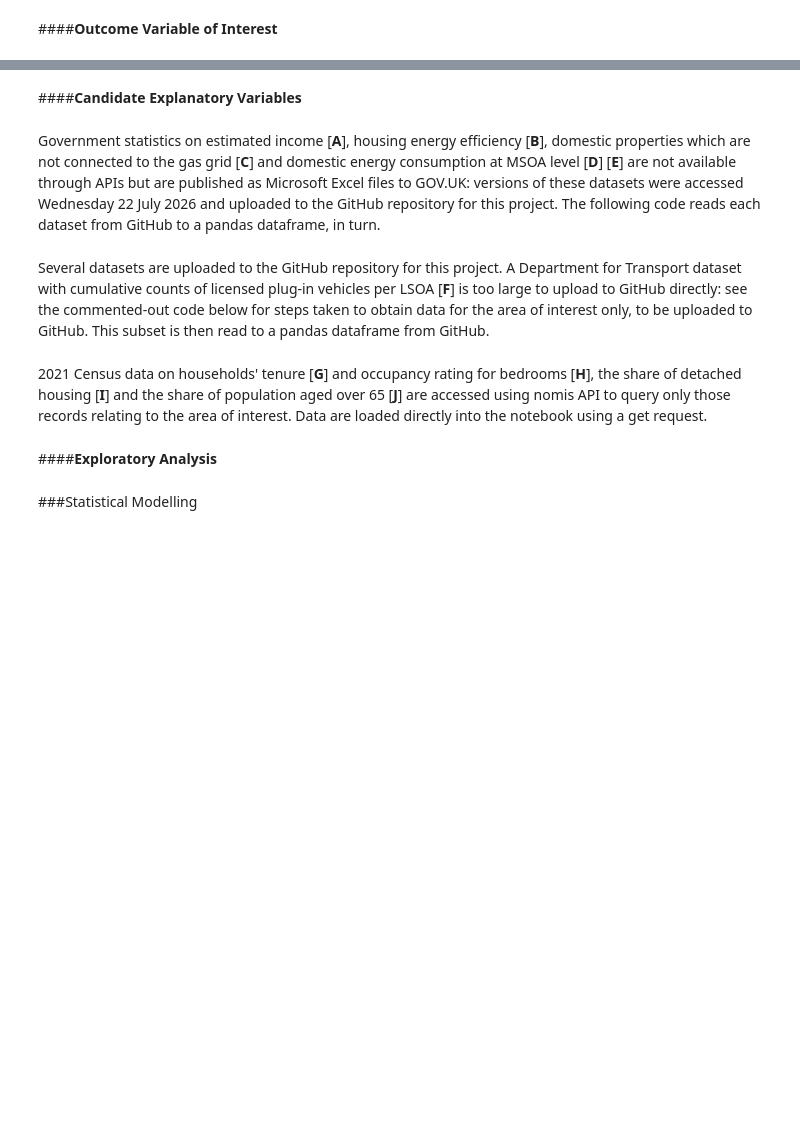
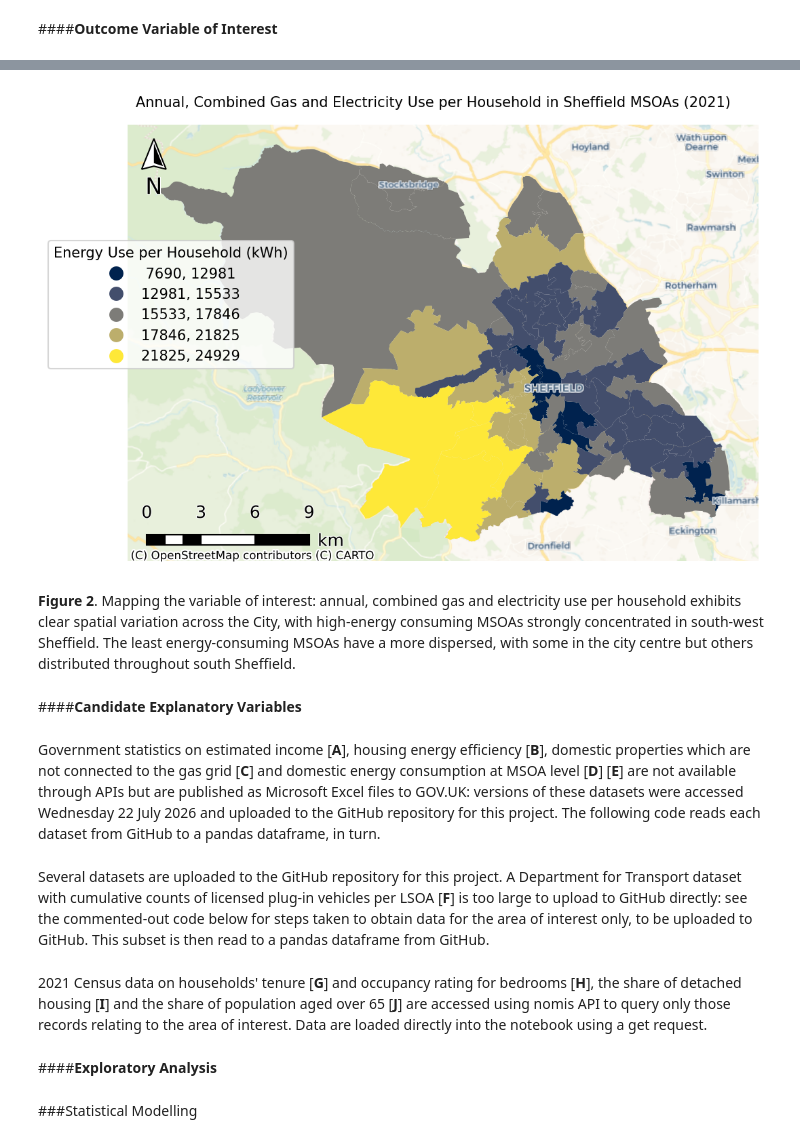
Before and after one commit to jwsn8667/GEOG5003M, a Jupyter notebook: GEOG5003_A2_201913950.ipynb, the cells around one changed output, grey strips where cells are left out. Saved outputs shown, nothing was run; the diff lists cells and outputs as text; code cells hidden in the pictures; blank space fills up the shorter version.

```diff
--- a/GEOG5003_A2_201913950.ipynb
+++ b/GEOG5003_A2_201913950.ipynb
@@ -50,0 +149,12 @@ A single UK local authority district is taken as the study area, the City of She
+# %%
+## Load counts of households per MSOA from nomis API, merge with the Sheffield energy consumption dataset on an inner join and calculate the variable of interest, 'Total Energy Consumption per Household (kWh)'.
+Sheff_HholdsCount = pd.read_csv('https://www.nomisweb.co.uk/api/v01/dataset/NM_2072_1.data.csv?date=latest&geography=637535754...637535818,637540760,637540800,637540801,637540824,637540825&c2021_tenure_9=0&measures=20100&select=geography_code,obs_value')
+
+Sheff_HholdsEnergy = Sheff_EnergyUse.merge(Sheff_HholdsCount, how='inner', left_on='MSOA code', right_on='GEOGRAPHY_CODE')
+
+Sheff_HholdsEnergy['EnergyConsumptionPerHousehold(kWh)'] = Sheff_HholdsEnergy['TotalEnergyConsumption(kWh)']/Sheff_HholdsEnergy['OBS_VALUE']
+
+Sheff_HholdsEnergy = Sheff_HholdsEnergy[['MSOA code','EnergyConsumptionPerHousehold(kWh)']]
+
+## Display the first five records in the dataframe
+Sheff_HholdsEnergy.head()
@@ -51,3 +181,41 @@ A single UK local authority district is taken as the study area, the City of She
+# %%
+## Join the energy consumption per household variable to the geopandas geodataframe containing MSOA boundaries on the MSOA code field.
+
+geo_HholdsEnergy = geo_msoa.merge(Sheff_HholdsEnergy, left_on='MSOA21CD', right_on='MSOA code')
+
+## Map the variable of interest as a choropleth
+# %%
+## Map
+geo_HholdsEnergy = geo_HholdsEnergy.to_crs(epsg=27700)
+
+##
+f,ax = plt.subplots(1, figsize=(8,6))
+
+## LSOA outlines are plotted as a base, as contextual information
+geo_HholdsEnergy.plot(ax=ax, column='EnergyConsumptionPerHousehold(kWh)',legend=True, legend_kwds={'fontsize':'10','fmt':'{:.0f}','title':'Energy Use per Household (kWh)'}, cmap='cividis',scheme='natural_breaks', linewidth=0.2)
+
+# a CARTO basemap is added as further context for the study area
+ctx.add_basemap(ax, crs=geo_HholdsEnergy.crs, source=ctx.providers.CartoDB.VoyagerNoLabels, zoom=11)
+ctx.add_basemap(ax, crs=geo_HholdsEnergy.crs, source=ctx.providers.CartoDB.VoyagerOnlyLabels, zoom=11)
+
+# remove axis
+ax.set_axis_off()
+ax.get_legend().set_bbox_to_anchor((.275, .75))
+
+# set figure title and resolution
+f.suptitle('Annual, Combined Gas and Electricity Use per Household in Sheffield MSOAs (2021)', y=0.9, fontsize=10)
+f.set_dpi(150)
+
+# suppress a warning from the scale bar function
+warnings.filterwarnings('ignore')
+
+# north arrow and scale bar
+north_arrow(ax, location="upper left", rotation={"crs":geo_HholdsEnergy.crs, "reference":"center"}, shadow=False, scale=0.3)
+scale_bar(ax, location="lower left", style="boxes", bar={"projection":geo_HholdsEnergy.crs,"unit":"km"})
+# %% [output]
+[figure, added]
+# %% [markdown]
+**Figure 2**.  Mapping the variable of interest: annual, combined gas and electricity use per household exhibits clear spatial variation across the City, with high-energy consuming MSOAs strongly concentrated in south-west Sheffield.  The least energy-consuming MSOAs have a more dispersed, with some in the city centre but others distributed throughout south Sheffield.
 # %% [markdown]
 ####**Candidate Explanatory Variables**
 # %% [markdown]
```
Also changed, not shown: parts of 14 cells of this notebook.
